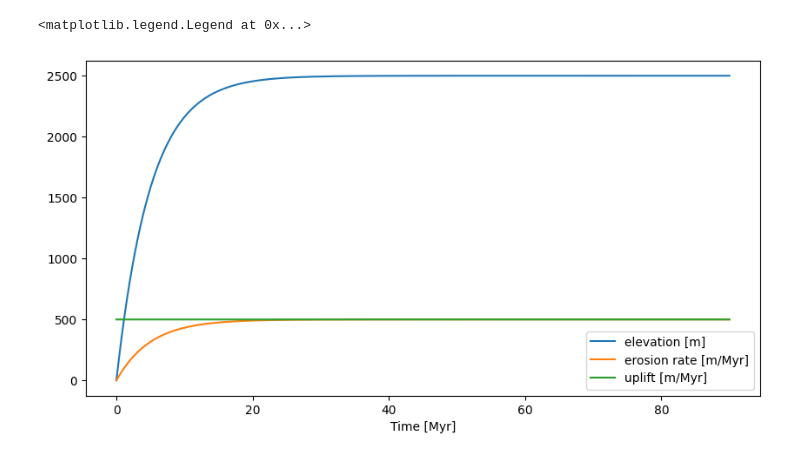
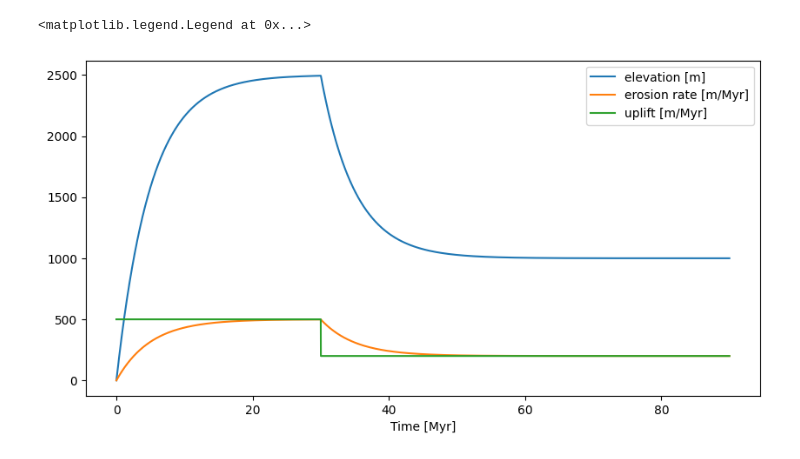
Before and after one commit to YagoMCastro/bacias-msc-2024, a Jupyter notebook: notebooks/classes/erosao_1d.ipynb, the cells around one changed output. Cells and saved outputs as stored; diff of their text form; code cells hidden in the pictures.

Commit message:
Decrease in uplift scenario

```diff
--- a/notebooks/classes/erosao_1d.ipynb
+++ b/notebooks/classes/erosao_1d.ipynb
@@ -17,20 +37,36 @@ erode_vec = lamb * h
 # %%
+h = 0.0  # elevation [m]
+u = 500.0 # Uplift [m/Myr]
+u /= 1e6 # Uplift [m/yr]
+
+t = 0.0 # time
+dt = 1e4 # [yr]
+lamb = 2e-7 # [1/yr]
+
+t_vec = t
+h_vec = h
+u_vec = u
+erode_vec = lamb * h
+
 while t < 90.0e6:
     h += -lamb*h*dt + u*dt
     t += dt
+
+    if t>30e6:
+        u = 200/1e6 # decrease in uplift
 
     t_vec = np.append(t_vec,t)
     h_vec = np.append(h_vec,h)
     u_vec = np.append(u_vec,u)
     erode_vec = np.append(erode_vec,lamb*h)
 
 
 plt.figure(figsize=(10,5))
 plt.plot(t_vec/1e6,h_vec, label="elevation [m]")
 plt.plot(t_vec/1e6,erode_vec*1e6, label="erosion rate [m/Myr]")
 plt.plot(t_vec/1e6,u_vec*1e6, label="uplift [m/Myr]")
 plt.xlabel("Time [Myr]")
 plt.legend()
 # %% [output]
 <matplotlib.legend.Legend at 0x...>
-[figure, old version]
+[figure, new version]
```
Also changed, not shown: parts of 1 cell of this notebook.
